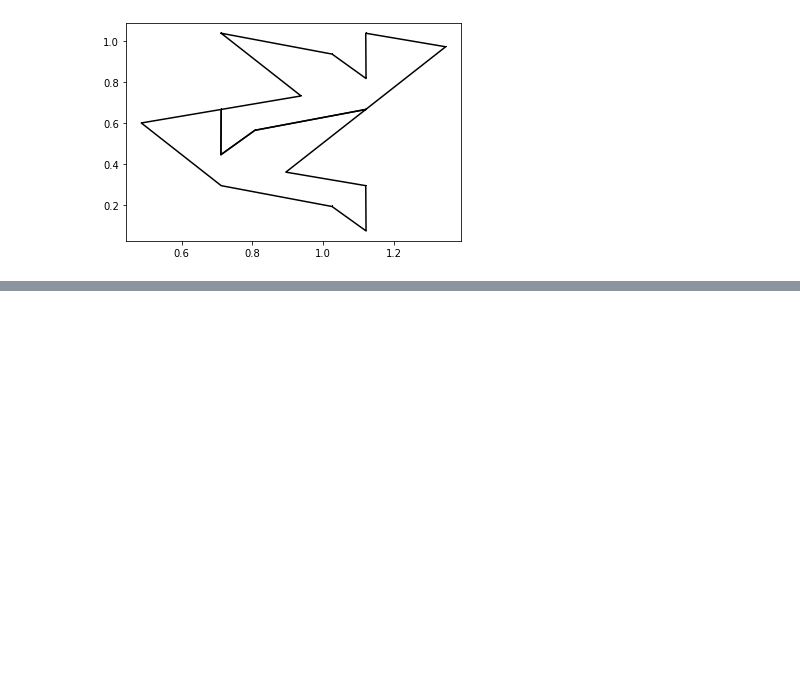
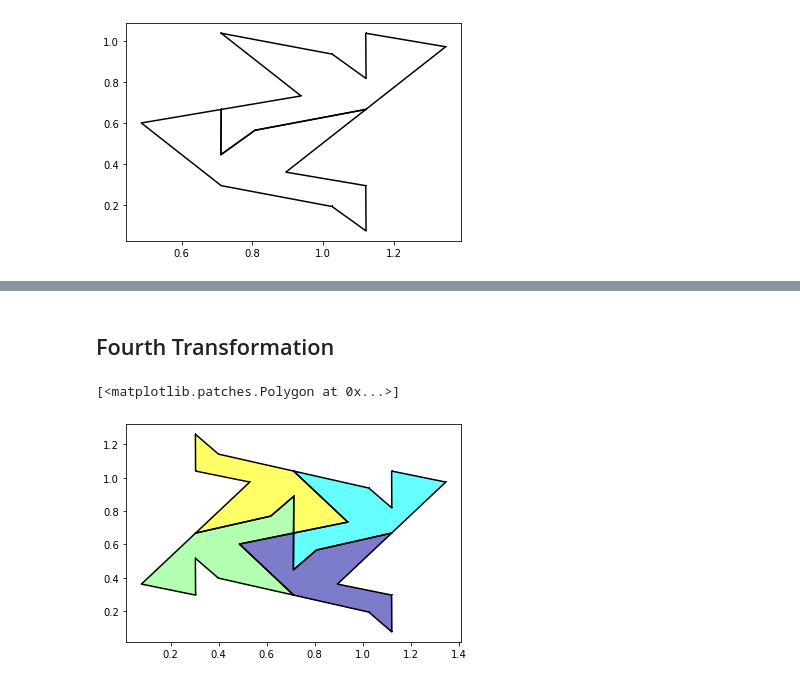
Before and after one commit to qherm/math425-final-project, a Jupyter notebook: Problem 1.ipynb, the cells around one changed output, grey strips where cells are left out. Cells and saved outputs as stored; diff of their text form; code cells hidden in the pictures; blank space fills up the shorter version.

```diff
--- a/Problem 1.ipynb
+++ b/Problem 1.ipynb
@@ -133,0 +115,24 @@ plt.plot(A4[0],A4[1], 'k-,')
+# %% [markdown]
+## Fourth Transformation
+# %%
+t=translate_matrix(0,.4720)
+A4=np.matmul(t,A)
+
+#print modified bird (Tile1)
+plt.plot(A1[0],A1[1], 'k-,')
+plt.fill(A1[0], A1[1], color='#2725a8', alpha=0.6)
+
+#print modified bird (Tile2)
+plt.plot(A2[0],A2[1], 'k-,')
+plt.fill(A2[0], A2[1], color='aqua', alpha=0.6)
+
+#print modified bird (Tile3)
+plt.plot(A3[0],A3[1], 'k-,')
+plt.fill(A3[0], A3[1], color='lime', alpha=0.3)
+
+#print modified bird (Tile4)
+plt.plot(A4[0],A4[1], 'k-,')
+plt.fill(A4[0], A4[1], color='yellow', alpha=0.6)
+# %% [output]
+[<matplotlib.patches.Polygon at 0x...>]
+[figure, added]
```
Also changed, not shown: parts of 11 cells of this notebook.
